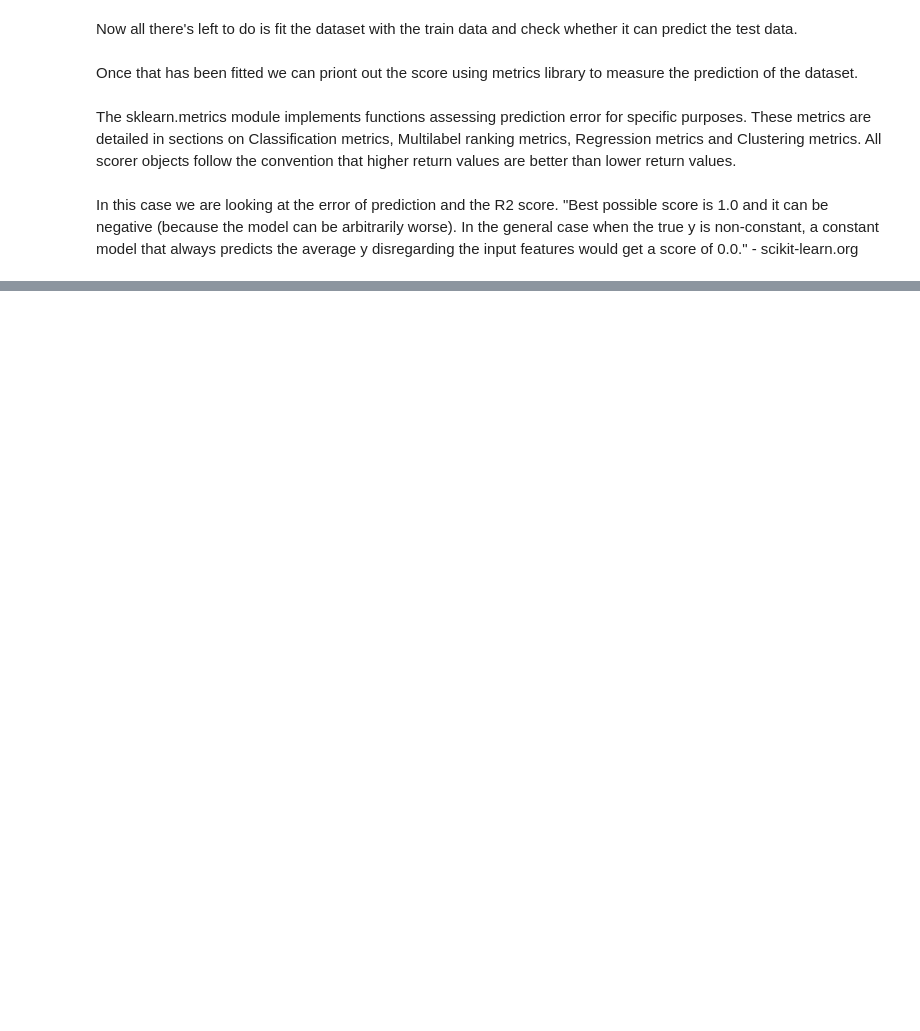
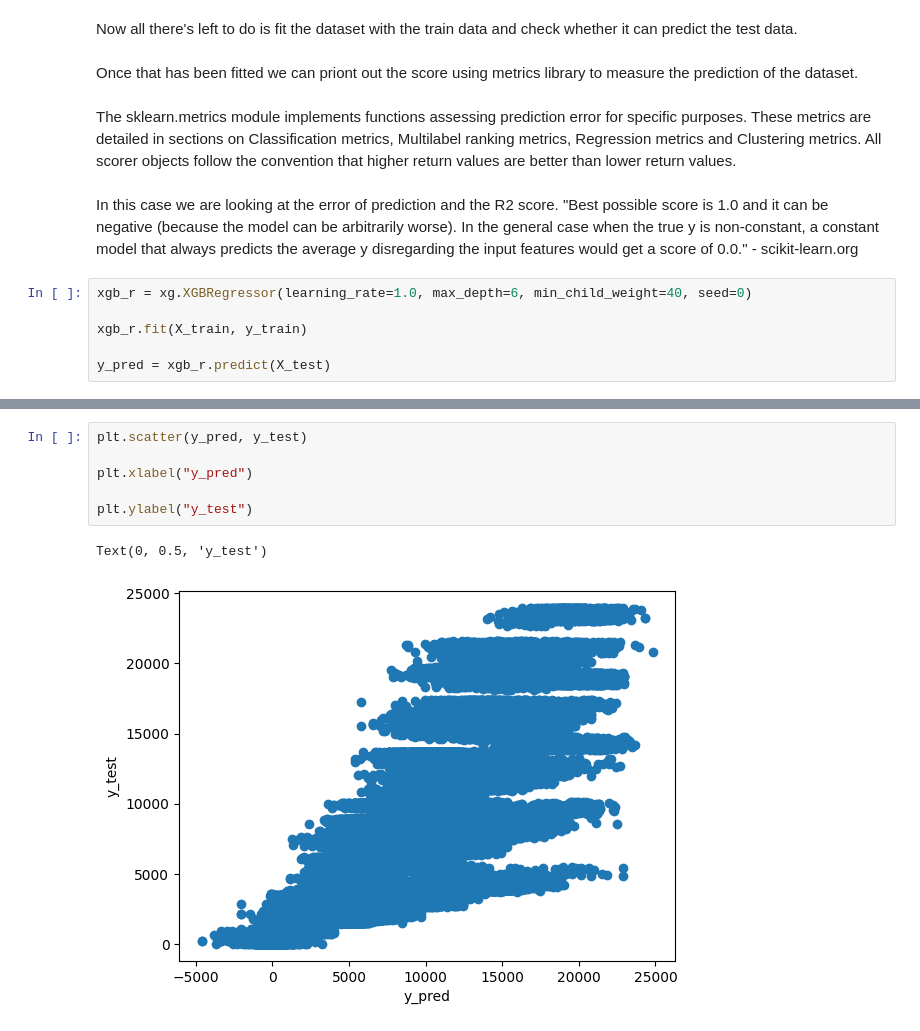
Before and after one commit to gelmisb/Modelling-using-text-mining-algorithms, a Jupyter notebook: Sales_analysis.ipynb, the cells around one changed output, grey strips where cells are left out. Drawn from its saved outputs; the diff is of its cells as text; blank space fills up the shorter version.

```diff
--- a/Sales_analysis.ipynb
+++ b/Sales_analysis.ipynb
@@ -255,3 +258,9 @@ The sklearn.metrics module implements functions assessing prediction error for s
 # %% [markdown]
 In this case we are looking at the error of prediction and the R2 score. "Best possible score is 1.0 and it can be negative (because the model can be arbitrarily worse). In the general case when the true y is non-constant, a constant model that always predicts the average y disregarding the input features would get a
  score of 0.0." - scikit-learn.org
+# %%
+xgb_r = xg.XGBRegressor(learning_rate=1.0, max_depth=6, min_child_weight=40, seed=0)
+
+xgb_r.fit(X_train, y_train)
+
+y_pred = xgb_r.predict(X_test)
@@ -257,0 +277,9 @@ In this case we are looking at the error of prediction and the R2 score. "Best p
+# %%
+plt.scatter(y_pred, y_test)
+
+plt.xlabel("y_pred")
+
+plt.ylabel("y_test")
+# %% [output]
+Text(0, 0.5, 'y_test')
+[figure, added]
```
Also changed, not shown: parts of 6 cells of this notebook.
